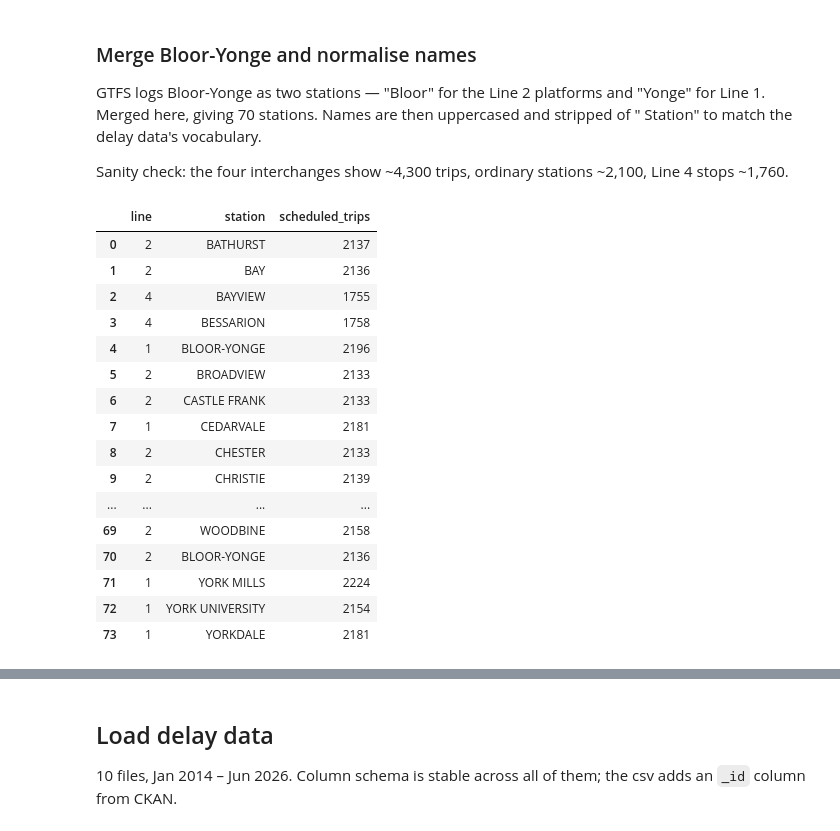
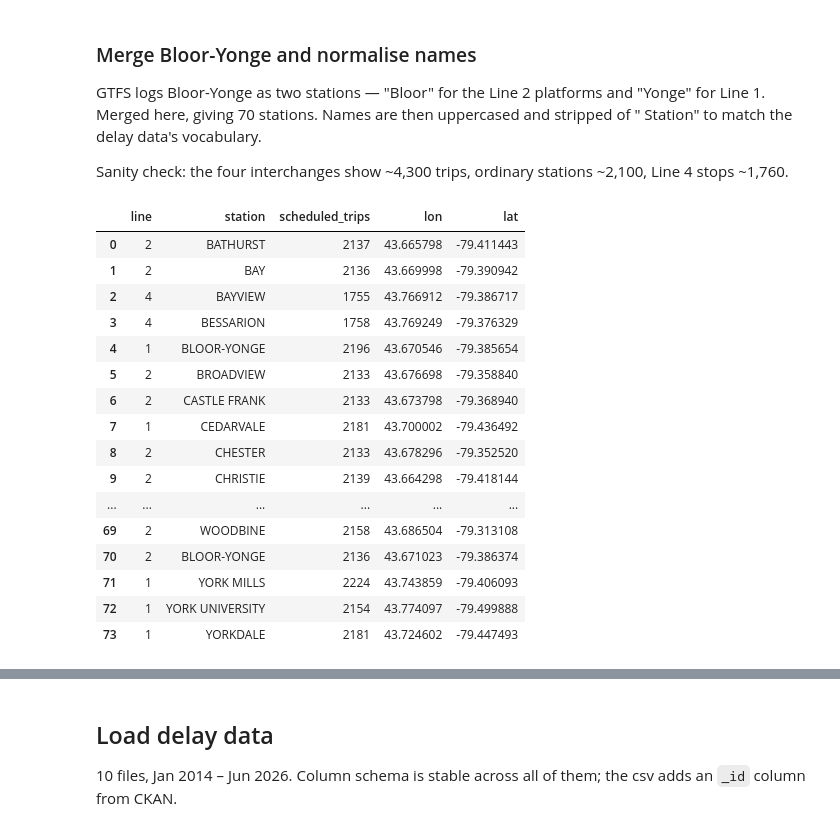
Before and after one commit to DevAwol/TTCdelay, a Jupyter notebook: explore.ipynb, the cells around one changed output, grey strips where cells are left out. Saved outputs shown, nothing was run; the diff lists cells and outputs as text; code cells hidden in the pictures.

Commit message:
add geographic table

```diff
--- a/explore.ipynb
+++ b/explore.ipynb
@@ -147,53 +147,61 @@ pd.set_option('display.max_rows', 80)
 
 con.sql("""
     CREATE OR REPLACE TABLE station_trips AS
         SELECT
             route_id AS line,
             SPLIT_PART(stop_name, ' -', 1) AS stations,
-            COUNT(*) AS scheduled_trips
+            COUNT(*) AS scheduled_trips,
+            AVG(stop_lat) AS lon,
+            AVG(stop_lon) AS lat
         FROM stops
         JOIN subway_stop_times
             ON subway_stop_times.stop_id = stops.stop_id
         GROUP BY stations, line
         ORDER BY stations ASC
 """)
 
 con.sql("""
-    CREATE OR REPLACE TABLE station_trips_clean AS
+    CREATE OR REPLACE TABLE station_geo_info AS
         WITH
         s1 AS (
             SELECT * REPLACE (SPLIT_PART(stations, ' Station' , 1) AS stations) FROM station_trips),
         s2 AS (
             SELECT * REPLACE (UPPER(stations) AS stations) FROM s1),
         s3 AS (
             SELECT * RENAME (stations AS station) FROM s2),
         s4 AS (
             SELECT * REPLACE (
                 CASE WHEN station IN ('BLOOR', 'YONGE') THEN 'BLOOR-YONGE'
                 ELSE station END AS station)
             FROM s3)
     SELECT * FROM s4
 """)
 
-con.sql("""SELECT * FROM station_trips_clean""").df()
+con.sql("""
+    CREATE OR REPLACE TABLE station_trips_clean AS
+        SELECT * EXCLUDE(lat, lon) FROM station_geo_info
+""")
+
+
+con.sql("""SELECT * FROM station_geo_info""").df()
 # %% [output]
-|  | line | station | scheduled_trips |
-| 0 | 2 | BATHURST | 2137 |
-| 1 | 2 | BAY | 2136 |
-| 2 | 4 | BAYVIEW | 1755 |
-| 3 | 4 | BESSARION | 1758 |
-| 4 | 1 | BLOOR-YONGE | 2196 |
-| 5 | 2 | BROADVIEW | 2133 |
-| 6 | 2 | CASTLE FRANK | 2133 |
-| 7 | 1 | CEDARVALE | 2181 |
-| 8 | 2 | CHESTER | 2133 |
-| 9 | 2 | CHRISTIE | 2139 |
-| ... | ... | ... | ... |
-| 69 | 2 | WOODBINE | 2158 |
-| 70 | 2 | BLOOR-YONGE | 2136 |
-| 71 | 1 | YORK MILLS | 2224 |
-| 72 | 1 | YORK UNIVERSITY | 2154 |
-| 73 | 1 | YORKDALE | 2181 |
+|  | line | station | scheduled_trips | lon | lat |
+| 0 | 2 | BATHURST | 2137 | 43.665798 | -79.411443 |
+| 1 | 2 | BAY | 2136 | 43.669998 | -79.390942 |
+| 2 | 4 | BAYVIEW | 1755 | 43.766912 | -79.386717 |
+| 3 | 4 | BESSARION | 1758 | 43.769249 | -79.376329 |
+| 4 | 1 | BLOOR-YONGE | 2196 | 43.670546 | -79.385654 |
+| 5 | 2 | BROADVIEW | 2133 | 43.676698 | -79.358840 |
+| 6 | 2 | CASTLE FRANK | 2133 | 43.673798 | -79.368940 |
+| 7 | 1 | CEDARVALE | 2181 | 43.700002 | -79.436492 |
+| 8 | 2 | CHESTER | 2133 | 43.678296 | -79.352520 |
+| 9 | 2 | CHRISTIE | 2139 | 43.664298 | -79.418144 |
+| ... | ... | ... | ... | ... | ... |
+| 69 | 2 | WOODBINE | 2158 | 43.686504 | -79.313108 |
+| 70 | 2 | BLOOR-YONGE | 2136 | 43.671023 | -79.386374 |
+| 71 | 1 | YORK MILLS | 2224 | 43.743859 | -79.406093 |
+| 72 | 1 | YORK UNIVERSITY | 2154 | 43.774097 | -79.499888 |
+| 73 | 1 | YORKDALE | 2181 | 43.724602 | -79.447493 |
 # %%
 pd.set_option('display.max_rows', 20)
 
```
Also changed, not shown: parts of 22 cells of this notebook, 1 other file.
